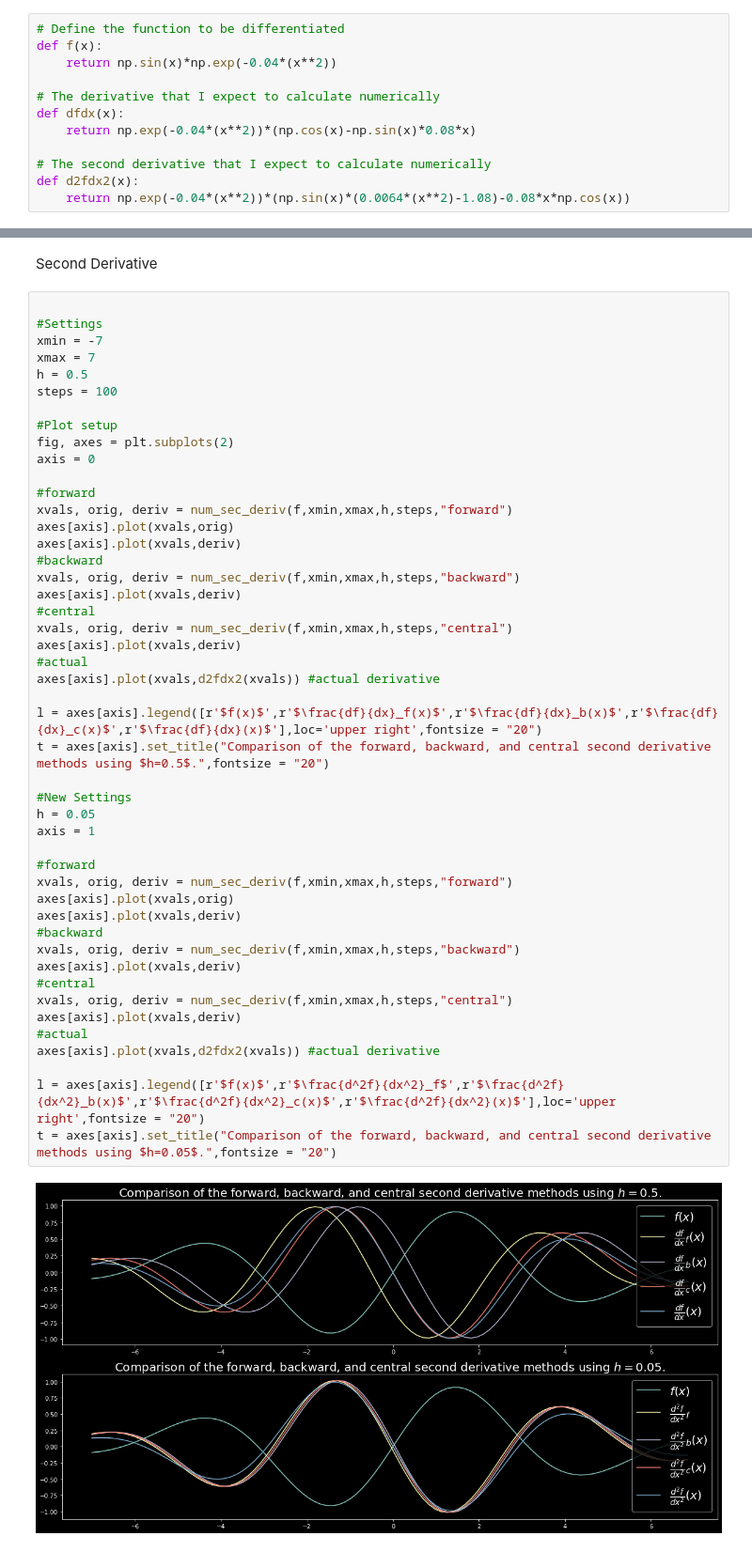
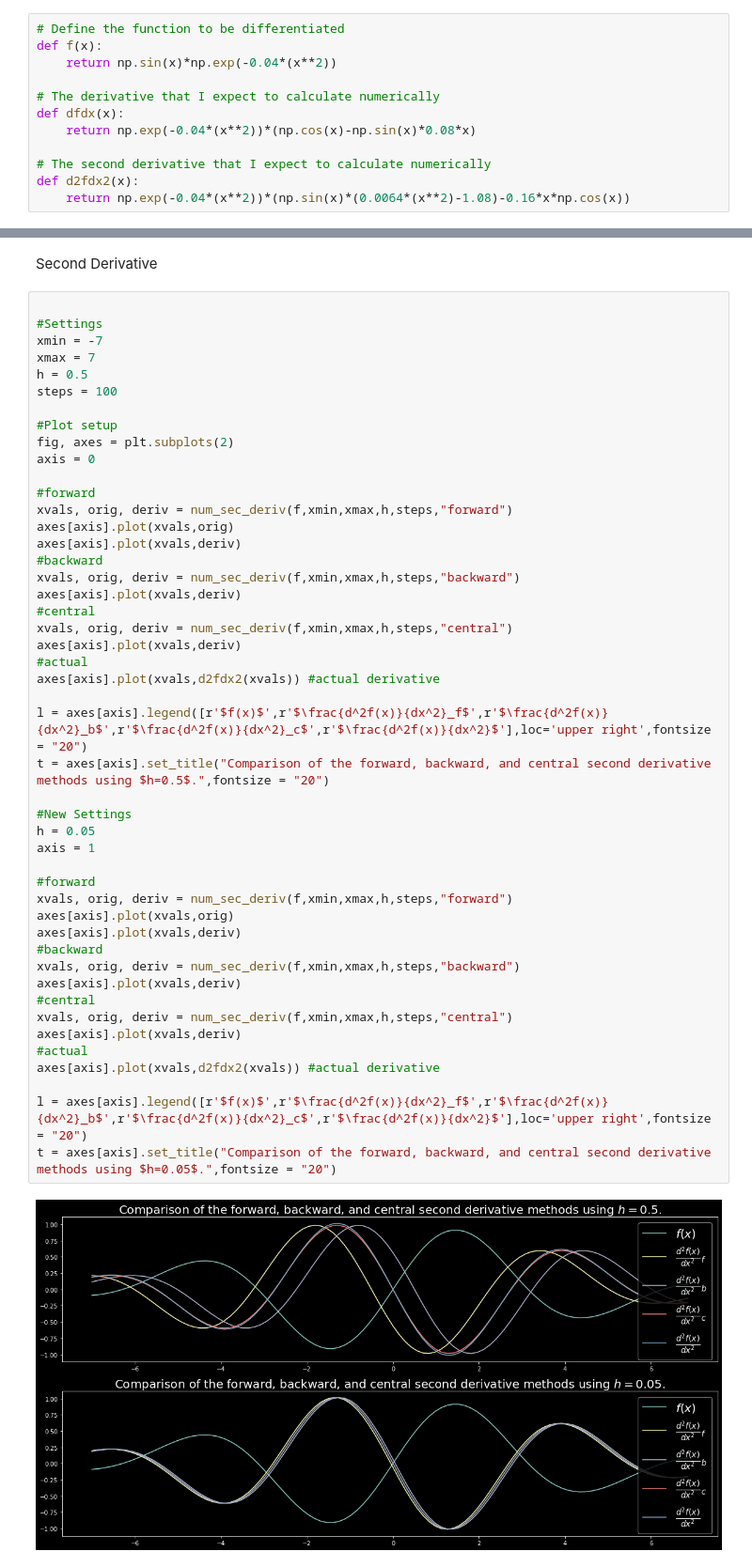
Before and after one commit to gregoryKaiser/cppython, a Jupyter notebook: Homework 1 - Numerical Derivatives.ipynb, the cells around one changed output, grey strips where cells are left out. Shown at 94% size. Drawn from its saved outputs; the diff is of its cells as text.

```diff
--- a/Homework 1 - Numerical Derivatives.ipynb
+++ b/Homework 1 - Numerical Derivatives.ipynb
@@ -32,7 +32,7 @@ def dfdx(x):
 
 # The second derivative that I expect to calculate numerically
 def d2fdx2(x):
-    return np.exp(-0.04*(x**2))*(np.sin(x)*(0.0064*(x**2)-1.08)-0.08*x*np.cos(x))
+    return np.exp(-0.04*(x**2))*(np.sin(x)*(0.0064*(x**2)-1.08)-0.16*x*np.cos(x))
 # %% [markdown]
 ### Solution Description
 The discrete derivative is just the difference between two points divided by the interval between them. In the forward difference, the point being evaluated and the next one are used. In the backward difference, the previous point is used instead. The central difference uses the previous and the next point and divides by a larger interval to account for the difference.
@@ -218,34 +218,34 @@ axes[axis].plot(xvals,deriv)
 #backward
 xvals, orig, deriv = num_sec_deriv(f,xmin,xmax,h,steps,"backward")
 axes[axis].plot(xvals,deriv)
 #central
 xvals, orig, deriv = num_sec_deriv(f,xmin,xmax,h,steps,"central")
 axes[axis].plot(xvals,deriv)
 #actual
 axes[axis].plot(xvals,d2fdx2(xvals)) #actual derivative
 
-l = axes[axis].legend([r'$f(x)$',r'$\frac{df}{dx}_f(x)$',r'$\frac{df}{dx}_b(x)$',r'$\frac{df}{dx}_c(x)$',r'$\frac{df}{dx}(x)$'],loc='upper right',fontsize = "20")
+l = axes[axis].legend([r'$f(x)$',r'$\frac{d^2f(x)}{dx^2}_f$',r'$\frac{d^2f(x)}{dx^2}_b$',r'$\frac{d^2f(x)}{dx^2}_c$',r'$\frac{d^2f(x)}{dx^2}$'],loc='upper right',fontsize = "20")
 t = axes[axis].set_title("Comparison of the forward, backward, and central second derivative methods using $h=0.5$.",fontsize = "20")
 
 #New Settings
 h = 0.05
 axis = 1
 
 #forward
 xvals, orig, deriv = num_sec_deriv(f,xmin,xmax,h,steps,"forward")
 axes[axis].plot(xvals,orig)
 axes[axis].plot(xvals,deriv)
 #backward
 xvals, orig, deriv = num_sec_deriv(f,xmin,xmax,h,steps,"backward")
 axes[axis].plot(xvals,deriv)
 #central
 xvals, orig, deriv = num_sec_deriv(f,xmin,xmax,h,steps,"central")
 axes[axis].plot(xvals,deriv)
 #actual
 axes[axis].plot(xvals,d2fdx2(xvals)) #actual derivative
 
-l = axes[axis].legend([r'$f(x)$',r'$\frac{d^2f}{dx^2}_f$',r'$\frac{d^2f}{dx^2}_b(x)$',r'$\frac{d^2f}{dx^2}_c(x)$',r'$\frac{d^2f}{dx^2}(x)$'],loc='upper right',fontsize = "20")
+l = axes[axis].legend([r'$f(x)$',r'$\frac{d^2f(x)}{dx^2}_f$',r'$\frac{d^2f(x)}{dx^2}_b$',r'$\frac{d^2f(x)}{dx^2}_c$',r'$\frac{d^2f(x)}{dx^2}$'],loc='upper right',fontsize = "20")
 t = axes[axis].set_title("Comparison of the forward, backward, and central second derivative methods using $h=0.05$.",fontsize = "20")
 # %% [output]
-[figure, old version]
+[figure, new version]
 # %% [markdown]
```
Also changed, not shown: parts of 4 cells of this notebook, 1 other file.
